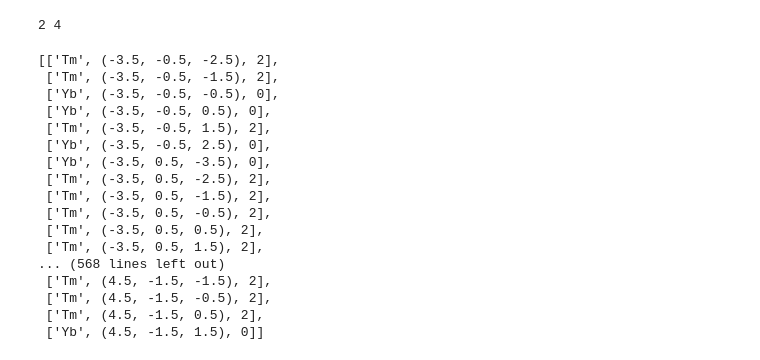
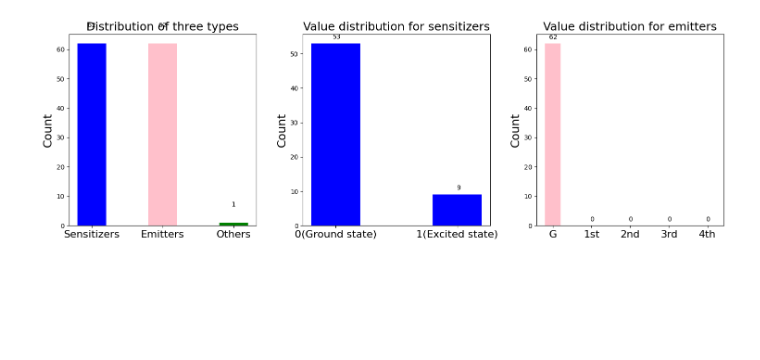
Before and after one commit to yzheng0331/ODE-coefs, a Jupyter notebook: MC/mc1.ipynb, the cells around one changed output. Drawn from its saved outputs; the diff is of its cells as text; code cells hidden in the pictures; blank space fills up the shorter version.

```diff
--- a/MC/mc1.ipynb
+++ b/MC/mc1.ipynb
@@ -70,24 +11,5 @@ def plot_distributions(points):
 # %%
-na_points, y_points, n_points = new_lattice(0.5, 0.5, 3)
+lattice = Lattice(0.5, 0.5, 3, 1)
+lattice.plot_distributions()
 # %% [output]
-2 4
+[figure, added]
-# %%
-y_points
-# %% [output]
-[['Tm', (-3.5, -0.5, -2.5), 2],
- ['Tm', (-3.5, -0.5, -1.5), 2],
- ['Yb', (-3.5, -0.5, -0.5), 0],
- ['Yb', (-3.5, -0.5, 0.5), 0],
- ['Tm', (-3.5, -0.5, 1.5), 2],
- ['Yb', (-3.5, -0.5, 2.5), 0],
- ['Yb', (-3.5, 0.5, -3.5), 0],
- ['Tm', (-3.5, 0.5, -2.5), 2],
- ['Tm', (-3.5, 0.5, -1.5), 2],
- ['Tm', (-3.5, 0.5, -0.5), 2],
- ['Tm', (-3.5, 0.5, 0.5), 2],
- ['Tm', (-3.5, 0.5, 1.5), 2],
-... (568 lines left out)
- ['Tm', (4.5, -1.5, -1.5), 2],
- ['Tm', (4.5, -1.5, -0.5), 2],
- ['Tm', (4.5, -1.5, 0.5), 2],
- ['Yb', (4.5, -1.5, 1.5), 0]]
```
Also changed, not shown: parts of 9 cells of this notebook, 5 other files.
